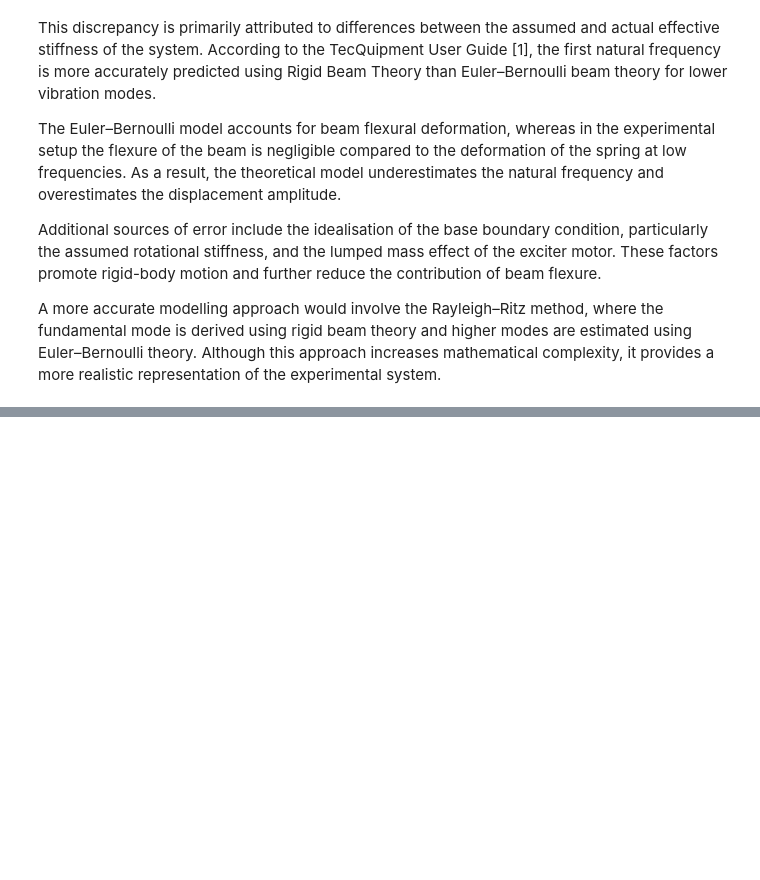
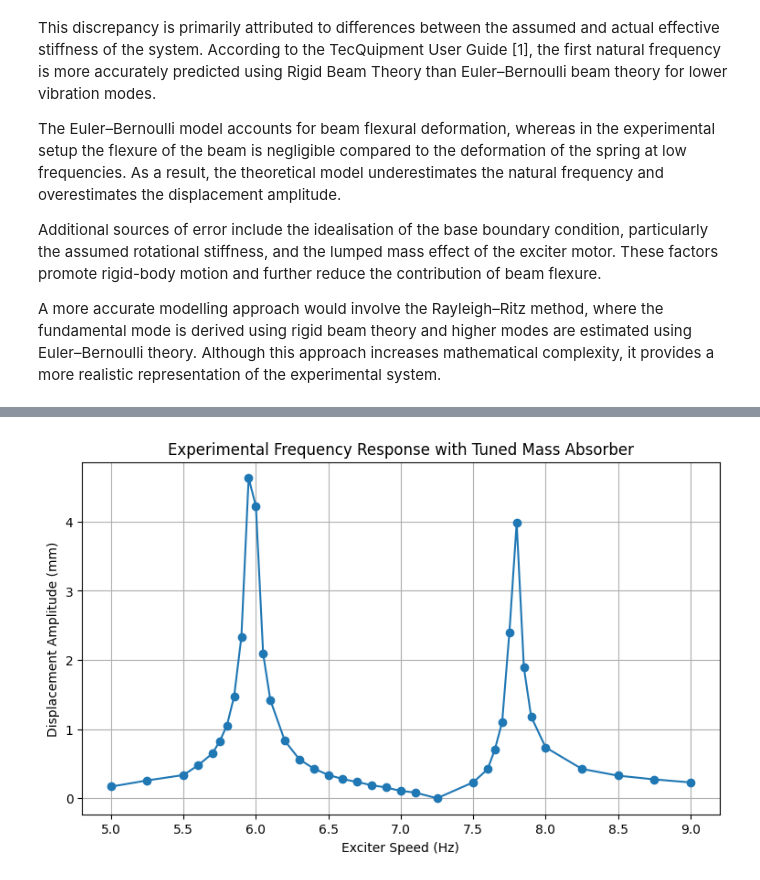
Before and after one commit to chamudithamk/ME422-B2-Lab-Group, a Jupyter notebook: Vibration/E_20_181_Jayawardhane_D_S_W_Vibration.ipynb, the cells around one changed output, grey strips where cells are left out. Saved outputs shown, nothing was run; the diff lists cells and outputs as text; code cells hidden in the pictures; blank space fills up the shorter version.

```diff
--- a/Vibration/E_20_181_Jayawardhane_D_S_W_Vibration.ipynb
+++ b/Vibration/E_20_181_Jayawardhane_D_S_W_Vibration.ipynb
@@ -1178,0 +1401,28 @@ it provides a more realistic representation of the experimental system.
+# %%
+import numpy as np
+import matplotlib.pyplot as plt
+
+# Experimental data with absorber
+exciter_speed_abs = np.array([
+    5.00, 5.25, 5.50, 5.60, 5.70, 5.75, 5.80, 5.85, 5.90, 5.95,
+    6.00, 6.05, 6.10, 6.20, 6.30, 6.40, 6.50, 6.60, 6.70,
+    6.80, 6.90, 7.00, 7.10, 7.25, 7.50, 7.60, 7.65, 7.70,
+    7.75, 7.80, 7.85, 7.90, 8.00, 8.25, 8.50, 8.75, 9.00
+])
+
+disp_amp_abs = np.array([
+    0.1686, 0.2580, 0.3359, 0.4755, 0.6476, 0.8230, 1.0520, 1.4740, 2.3350, 4.6290,
+    4.2240, 2.0910, 1.4170, 0.8297, 0.5632, 0.4283, 0.3373, 0.2783, 0.2344,
+    0.1889, 0.1552, 0.1063, 0.0827, 0.0000, 0.2310, 0.4216, 0.7082, 1.1030,
+    2.4030, 3.9800, 1.8890, 1.1800, 0.7352, 0.4250, 0.3270, 0.2730, 0.2290
+])
+
+plt.figure(figsize=(9,5))
+plt.plot(exciter_speed_abs, disp_amp_abs, marker='o')
+plt.xlabel("Exciter Speed (Hz)")
+plt.ylabel("Displacement Amplitude (mm)")
+plt.title("Experimental Frequency Response with Tuned Mass Absorber")
+plt.grid(True)
+plt.show()
+# %% [output]
+[figure, added]
```
Also changed, not shown: parts of 5 cells of this notebook.
